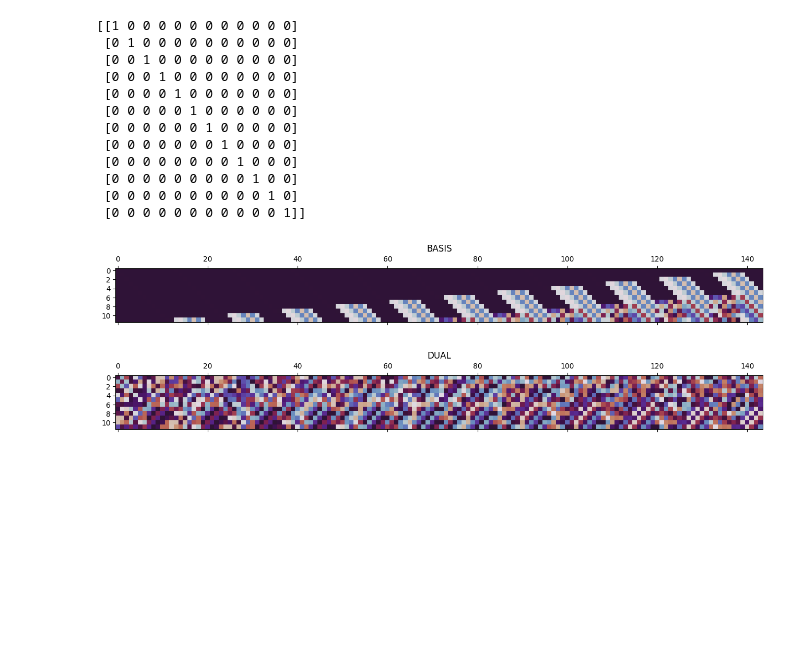
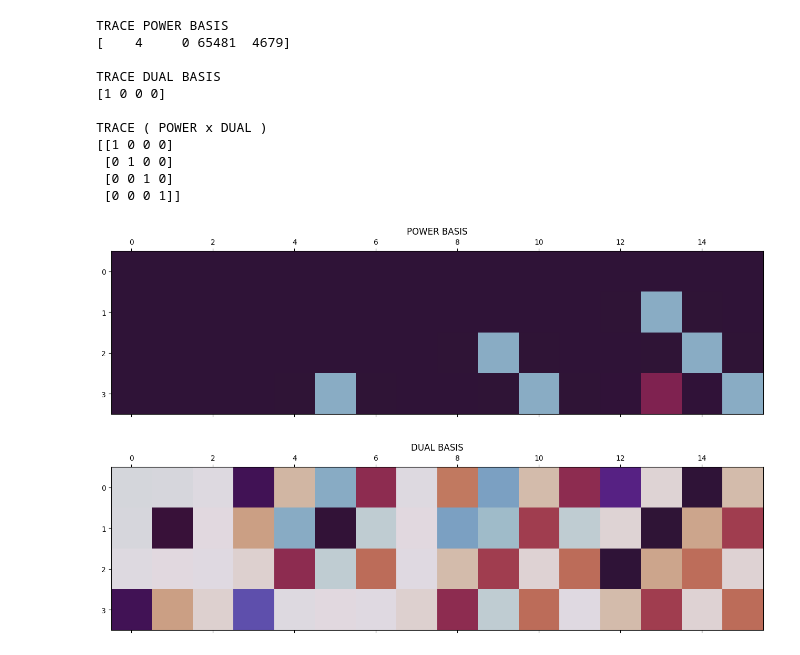
Before and after one commit to michaelontiveros/poppy, a Jupyter notebook: kem.ipynb, the cells around one changed output. Saved outputs shown, nothing was run; the diff lists cells and outputs as text; code cells hidden in the pictures; blank space fills up the shorter version.

```diff
--- a/kem.ipynb
+++ b/kem.ipynb
@@ -118,26 +137,23 @@ poppy.plot(e.swapaxes(2,3).reshape((-1,k*n)), title = 'ERROR')
 # %%
-p = 293
-n = 12
-f = poppy.field(p,n)
-
-print(poppy.tracemod(jax.numpy.tensordot(f.BASIS,f.DUAL, axes = ([2],[1])).swapaxes(1,2),p))
+print(f'TRACE POWER BASIS\n{poppy.tracemod(f.BASIS,p)}\n')
+print(f'TRACE DUAL BASIS\n{poppy.tracemod(f.DUAL,p)}\n')
+print(f'TRACE ( POWER x DUAL )\n{poppy.tracemod(jax.numpy.tensordot(f.BASIS,f.DUAL, axes = ([2],[1])).swapaxes(1,2),p)}')
 # %% [output]
-[[1 0 0 0 0 0 0 0 0 0 0 0]
- [0 1 0 0 0 0 0 0 0 0 0 0]
- [0 0 1 0 0 0 0 0 0 0 0 0]
- [0 0 0 1 0 0 0 0 0 0 0 0]
- [0 0 0 0 1 0 0 0 0 0 0 0]
- [0 0 0 0 0 1 0 0 0 0 0 0]
- [0 0 0 0 0 0 1 0 0 0 0 0]
- [0 0 0 0 0 0 0 1 0 0 0 0]
- [0 0 0 0 0 0 0 0 1 0 0 0]
- [0 0 0 0 0 0 0 0 0 1 0 0]
- [0 0 0 0 0 0 0 0 0 0 1 0]
- [0 0 0 0 0 0 0 0 0 0 0 1]]
+TRACE POWER BASIS
+[    4     0 65481  4679]
+
+TRACE DUAL BASIS
+[1 0 0 0]
+
+TRACE ( POWER x DUAL )
+[[1 0 0 0]
+ [0 1 0 0]
+ [0 0 1 0]
+ [0 0 0 1]]
 # %%
-poppy.plot(f.BASIS, title = 'BASIS')
-poppy.plot(f.DUAL, title = 'DUAL')
+poppy.plot(f.BASIS, title = 'POWER BASIS')
+poppy.plot(f.DUAL, title = 'DUAL BASIS')
 # %% [output]
-[figure, old version]
+[figure, new version]
-[figure, old version]
+[figure, new version]
 # %%
```
Also changed, not shown: parts of 5 cells of this notebook.
